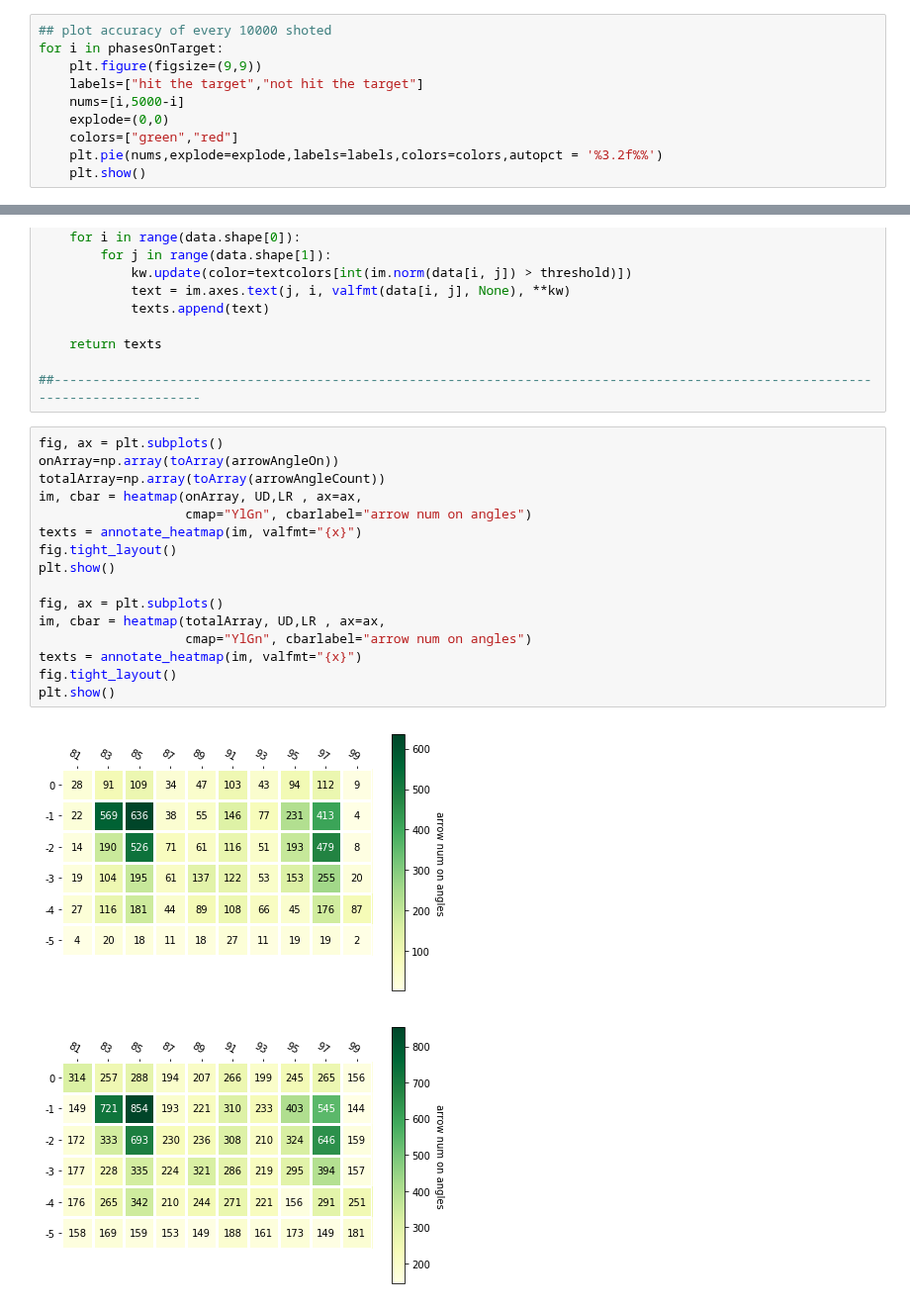
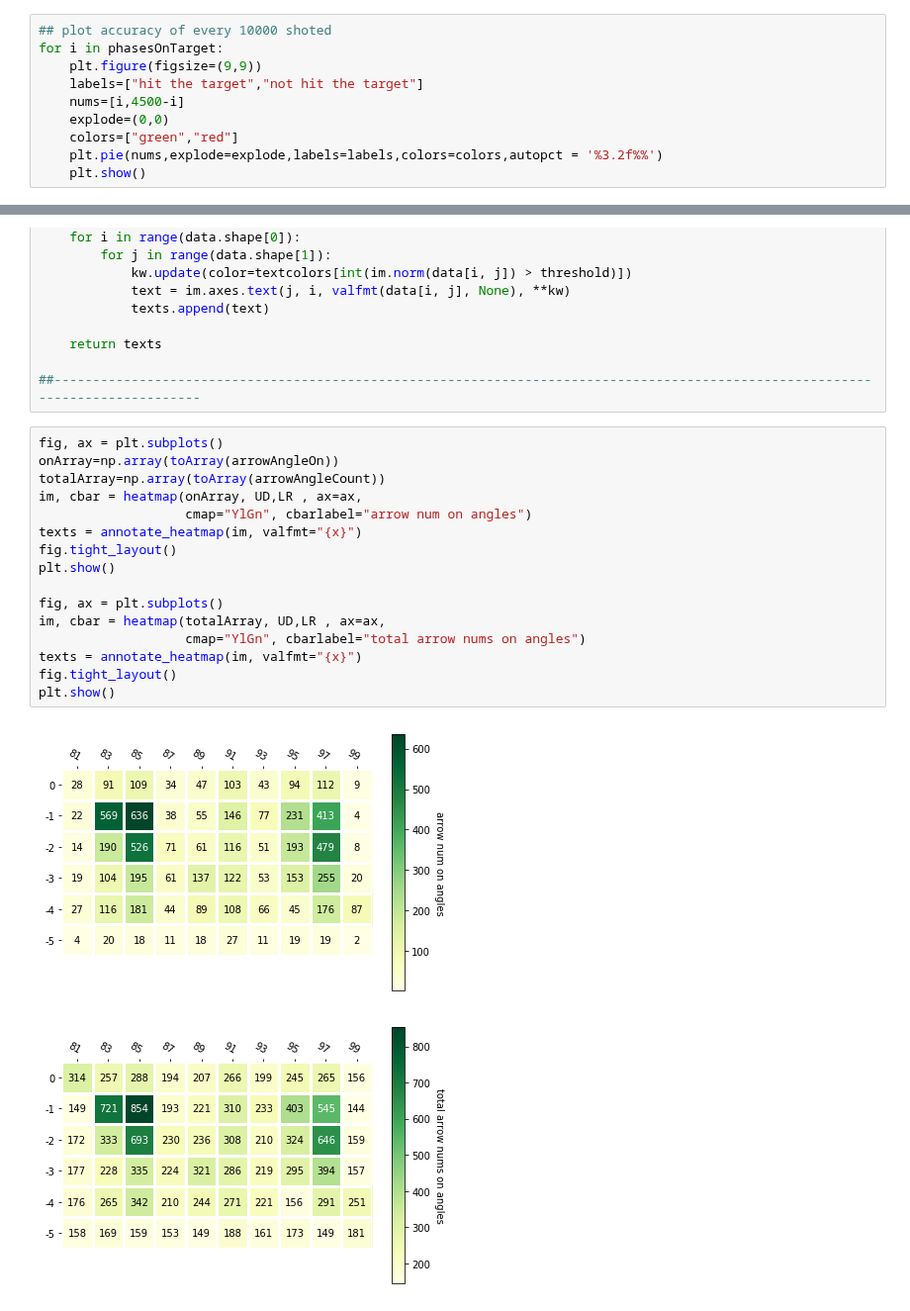
Before and after one commit to shaoyih/One-Shot, a Jupyter notebook: docs/Graph stuff.ipynb, the cells around one changed output, grey strips where cells are left out. Shown at 99% size. Drawn from its saved outputs; the diff is of its cells as text.

```diff
--- a/docs/Graph stuff.ipynb
+++ b/docs/Graph stuff.ipynb
@@ -50,7 +56,7 @@ plt.show()
 for i in phasesOnTarget:
     plt.figure(figsize=(9,9))
     labels=["hit the target","not hit the target"]
-    nums=[i,5000-i]
+    nums=[i,4500-i]
     explode=(0,0)
     colors=["green","red"]
     plt.pie(nums,explode=explode,labels=labels,colors=colors,autopct = '%3.2f%%')
@@ -166,22 +172,22 @@ def annotate_heatmap(im, data=None, valfmt="{x:.2f}",
 # %%
 fig, ax = plt.subplots()
 onArray=np.array(toArray(arrowAngleOn))
 totalArray=np.array(toArray(arrowAngleCount))
 im, cbar = heatmap(onArray, UD,LR , ax=ax,
                    cmap="YlGn", cbarlabel="arrow num on angles")
 texts = annotate_heatmap(im, valfmt="{x}")
 fig.tight_layout()
 plt.show()
 
 fig, ax = plt.subplots()
 im, cbar = heatmap(totalArray, UD,LR , ax=ax,
-                   cmap="YlGn", cbarlabel="arrow num on angles")
+                   cmap="YlGn", cbarlabel="total arrow nums on angles")
 texts = annotate_heatmap(im, valfmt="{x}")
 fig.tight_layout()
 plt.show()
 # %% [output]
 [figure]
-[figure, old version]
+[figure, new version]
 # %%
 fig, ax = plt.subplots()
 im, cbar = heatmap(onArray/totalArray, UD,LR , ax=ax,
```
Also changed, not shown: parts of 3 cells of this notebook, 16 other files.
